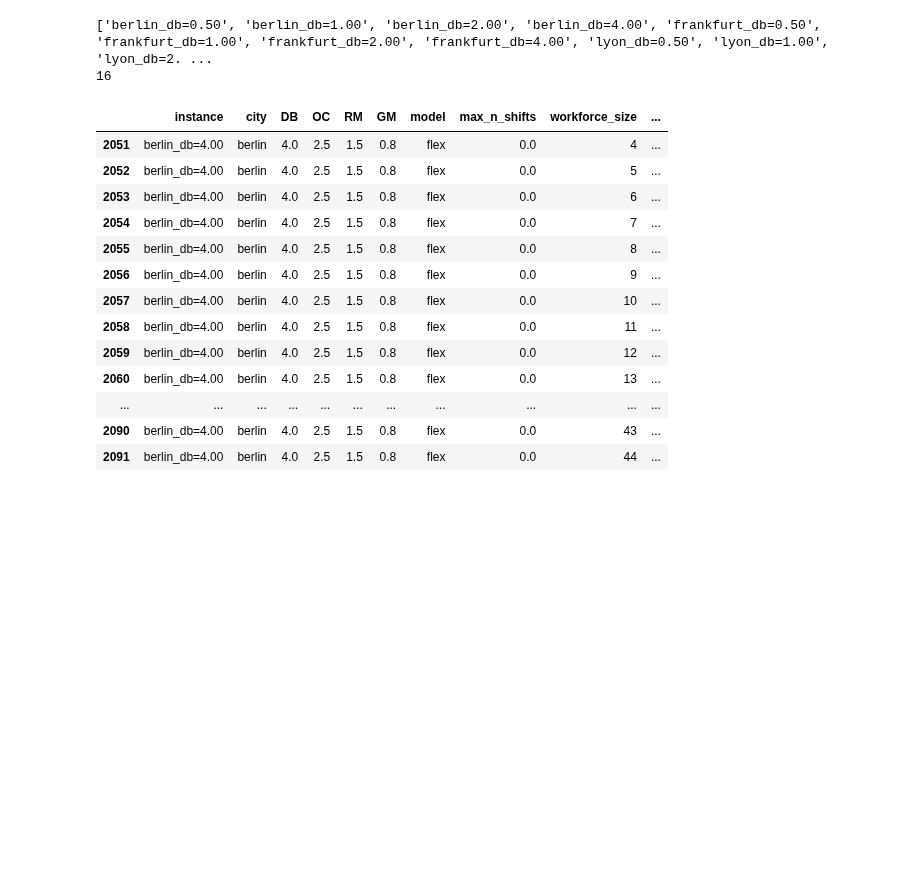
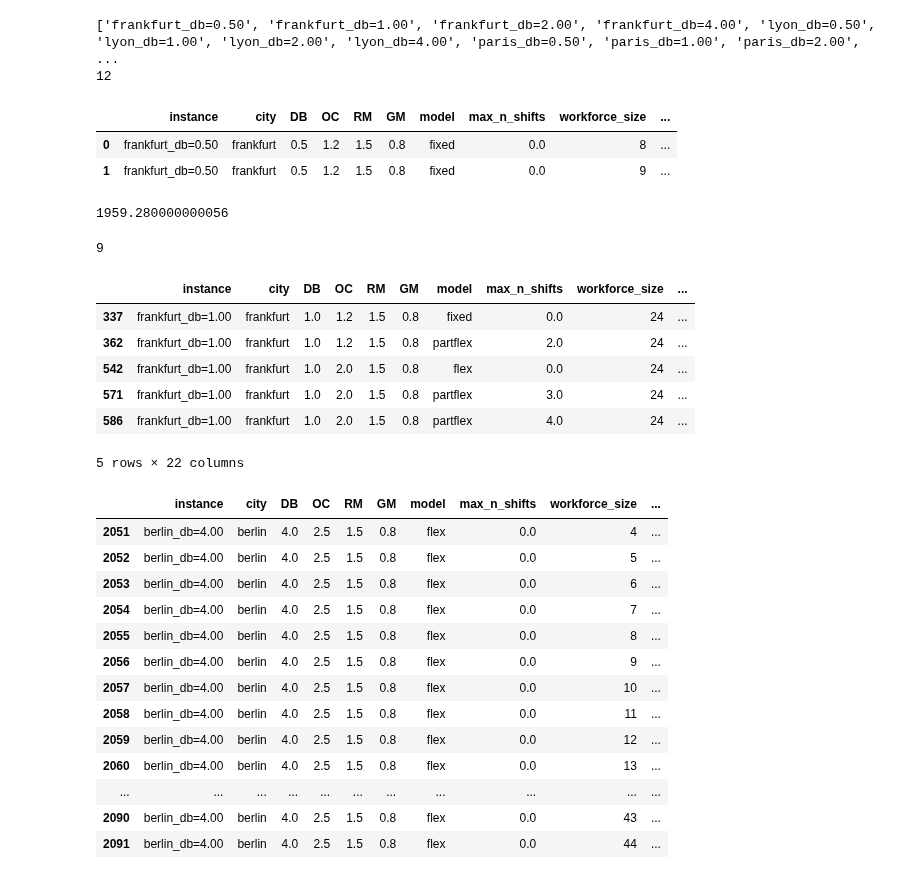
Before and after one commit to carlosperez1997/lmd-sizing-scheduling, a Jupyter notebook: code_team/code_cm/check_workforce_size_output.ipynb, the cells around one changed output. Cells and saved outputs as stored; diff of their text form; code cells hidden in the pictures; blank space fills up the shorter version.

Commit message:
checking workforce sizes

```diff
--- a/code_team/code_cm/check_workforce_size_output.ipynb
+++ b/code_team/code_cm/check_workforce_size_output.ipynb
@@ -20,11 +20,20 @@ for file_in in os.listdir(r'../../instances'):
 
 list_city_dt = list(set(list_city_dt))
 list_city_dt.sort()
+
+#remove berlin
+val_rmv = []
+for val in list_city_dt:
+    if val.find('berlin') > -1:
+        val_rmv.append(val)
+for val in val_rmv:
+    list_city_dt.remove(val)
+
 print(list_city_dt)
 print(len(list_city_dt))
 # %% [output]
-['berlin_db=0.50', 'berlin_db=1.00', 'berlin_db=2.00', 'berlin_db=4.00', 'frankfurt_db=0.50', 'frankfurt_db=1.00', 'frankfurt_db=2.00', 'frankfurt_db=4.00', 'lyon_db=0.50', 'lyon_db=1.00', 'lyon_db=2. ...
-16
+['frankfurt_db=0.50', 'frankfurt_db=1.00', 'frankfurt_db=2.00', 'frankfurt_db=4.00', 'lyon_db=0.50', 'lyon_db=1.00', 'lyon_db=2.00', 'lyon_db=4.00', 'paris_db=0.50', 'paris_db=1.00', 'paris_db=2.00',  ...
+12
 # %%
 
 list_workforce_xlsx = []
@@ -42,7 +51,53 @@ df_workforce.columns = ['instance', 'city', 'DB', 'OC',
        'RM', 'GM', 'model', 'max_n_shifts',
        'workforce_size', 'wage_costs', 'objective_value',
        'objective_value_post_wage', 'workforce_size_trial']
+df_workforce.loc[df_workforce['max_n_shifts'].isna(), 'max_n_shifts'] = 0
 
-# df_workforce.head(20)
+df_workforce['max_'] = df_workforce.groupby(by = ['instance','OC','model','max_n_shifts'])['workforce_size_trial'].transform('max')
+df_workforce = df_workforce[df_workforce['max_']!=df_workforce['workforce_size_trial']]
+df_workforce.drop(columns = ['max_'], inplace = True)
+
+df_workforce.head(2)
+# %% [output]
+|  | instance | city | DB | OC | RM | GM | model | max_n_shifts | workforce_size | ... |
+| 0 | frankfurt_db=0.50 | frankfurt | 0.5 | 1.2 | 1.5 | 0.8 | fixed | 0.0 | 8 | ... |
+| 1 | frankfurt_db=0.50 | frankfurt | 0.5 | 1.2 | 1.5 | 0.8 | fixed | 0.0 | 9 | ... |
+# %%
+df_workforce.loc[0,'objective_value']
+# %% [output]
+1959.280000000056
+# %%
+#check to see if the objective value says consistent for more than two iterations
+
+df_workforce.sort_values(by = ['instance','OC','model','max_n_shifts','workforce_size_trial'], ascending = [True, True, True, True, False], inplace = True)
+
+df_workforce['lag_1'] = df_workforce.groupby(by = ['instance','OC','model','max_n_shifts'])['objective_value'].shift(1)
+df_workforce['lag_2'] = df_workforce.groupby(by = ['instance','OC','model','max_n_shifts'])['objective_value'].shift(2)
+df_workforce['lag_3'] = df_workforce.groupby(by = ['instance','OC','model','max_n_shifts'])['objective_value'].shift(3)
+df_workforce['lag_4'] = df_workforce.groupby(by = ['instance','OC','model','max_n_shifts'])['objective_value'].shift(4)
+
+df_workforce['diff_is_zero'] = 0
+for col in ['lag_1','lag_2','lag_3','lag_4']:
+    df_workforce[col+'_diff'] = (df_workforce['objective_value']-df_workforce[col]).round(8)
+    df_workforce.loc[df_workforce[col+'_diff']==0, 'diff_is_zero'] = 1
+
+df_workforce.head(5)
+
+df_workforce.to_excel(r'../code_cm/all_workforces_only_optimal.xlsx', index = False)
+# %%
+#places where lag_2_diff is zero
+
+df_check = df_workforce[df_workforce['lag_2_diff']==0].copy()
+print(len(df_check['instance']))
+df_check.head(5)
+# %% [output]
+9
+|  | instance | city | DB | OC | RM | GM | model | max_n_shifts | workforce_size | ... |
+| 337 | frankfurt_db=1.00 | frankfurt | 1.0 | 1.2 | 1.5 | 0.8 | fixed | 0.0 | 24 | ... |
+| 362 | frankfurt_db=1.00 | frankfurt | 1.0 | 1.2 | 1.5 | 0.8 | partflex | 2.0 | 24 | ... |
+| 542 | frankfurt_db=1.00 | frankfurt | 1.0 | 2.0 | 1.5 | 0.8 | flex | 0.0 | 24 | ... |
+| 571 | frankfurt_db=1.00 | frankfurt | 1.0 | 2.0 | 1.5 | 0.8 | partflex | 3.0 | 24 | ... |
+| 586 | frankfurt_db=1.00 | frankfurt | 1.0 | 2.0 | 1.5 | 0.8 | partflex | 4.0 | 24 | ... |
+5 rows × 22 columns
 # %%
 df_workforce['count'] = 1
```
Also changed, not shown: parts of 1 cell of this notebook, 3 other files.
